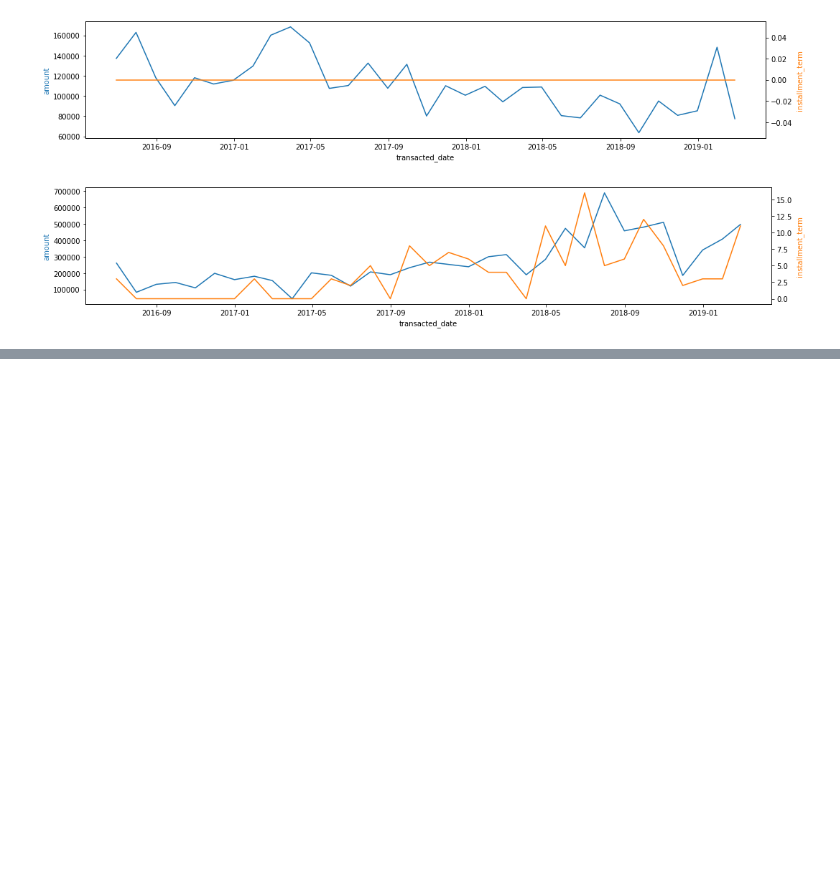
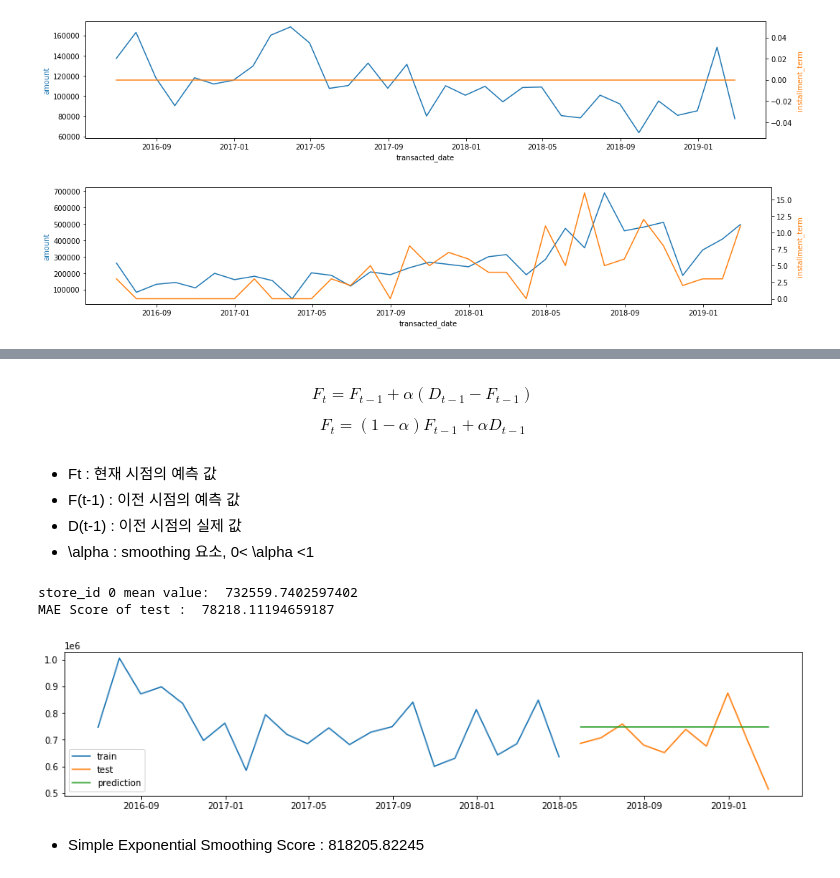
Before and after one commit to ameliachoi/dacon-study-FUNDA, a Jupyter notebook: dacon_funda_study.ipynb, the cells around one changed output, grey strips where cells are left out. Cells and saved outputs as stored; diff of their text form; code cells hidden in the pictures; blank space fills up the shorter version.

```diff
--- a/dacon_funda_study.ipynb
+++ b/dacon_funda_study.ipynb
@@ -507,0 +671,39 @@ for i in df_month.store_id.unique()[:3]:
+# %% [markdown]
+$$F_{t} = F_{t-1} + \alpha(D_{t-1} - F_{t-1})$$
+<script type="text/javascript" src="https://www.hostmath.com/Math/MathJax.js?config=OK"></script>
+
+$$F_{t} = (1-\alpha)F_{t-1} + \alpha D_{t-1}$$
+<script type="text/javascript" src="https://www.hostmath.com/Math/MathJax.js?config=OK"></script>
+# %% [markdown]
+- Ft : 현재 시점의 예측 값
+- F(t-1) : 이전 시점의 예측 값
+- D(t-1) : 이전 시점의 실제 값
+- \alpha : smoothing 요소, 0< \alpha <1
+# %%
+df_set = df_month[df_month.store_id == 0]
+
+size = int(len(df_set) * 0.7)
+train = df_set[:size]
+test = df_set[size:]
+
+ses_model = SimpleExpSmoothing(train.amount)
+ses_result = ses_model.fit()
+ses_pred = ses_result.forecast(len(test))
+# %%
+print("store_id 0 mean value: ", df_set.amount.mean())
+print("MAE Score of test : ", mae(test.amount, ses_pred))
+# %% [output]
+store_id 0 mean value:  732559.7402597402
+MAE Score of test :  78218.11194659187
+# %%
+def plot_train_test_pred_graph(trainset, testset, pred):
+  plt.figure(figsize=(15, 3))
+  plt.plot(trainset.amount, label='train')
+  plt.plot(testset.amount, label='test')
+  plt.plot(testset.index, pred, label='prediction')
+  plt.legend()
+  plt.show()
+# %%
+plot_train_test_pred_graph(train, test, ses_pred)
+# %% [output]
+[figure, added]
@@ -507,0 +722,2 @@ for i in df_month.store_id.unique()[:3]:
+# %% [markdown]
+- Simple Exponential Smoothing Score : 818205.82245
```
Also changed, not shown: parts of 29 cells of this notebook.
